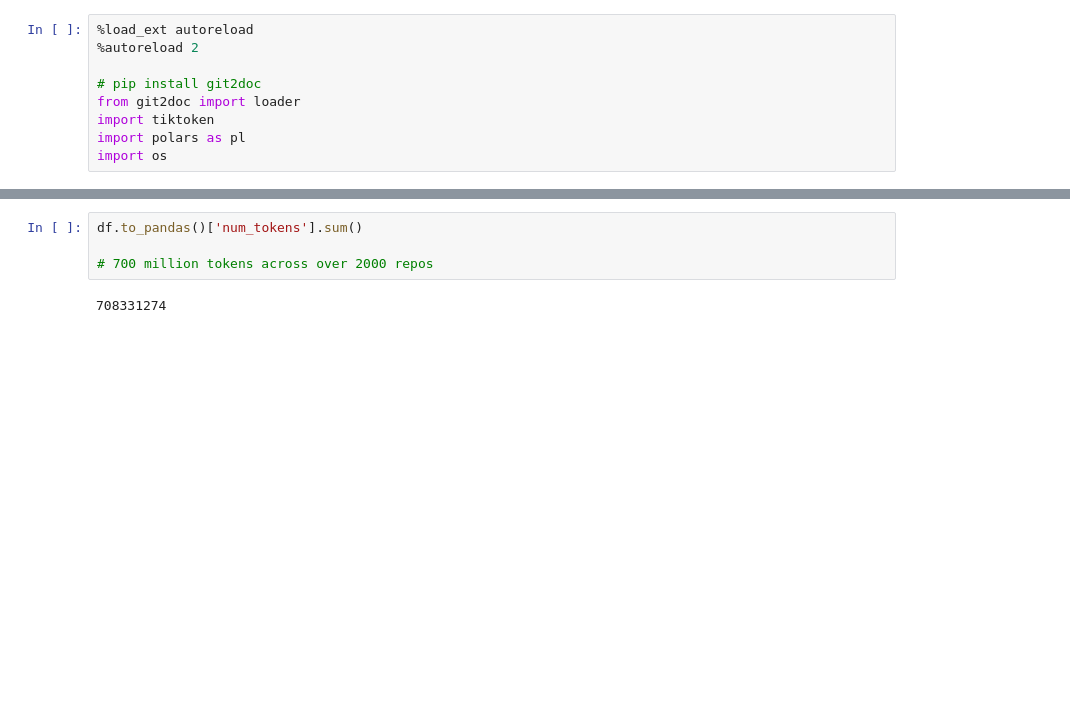
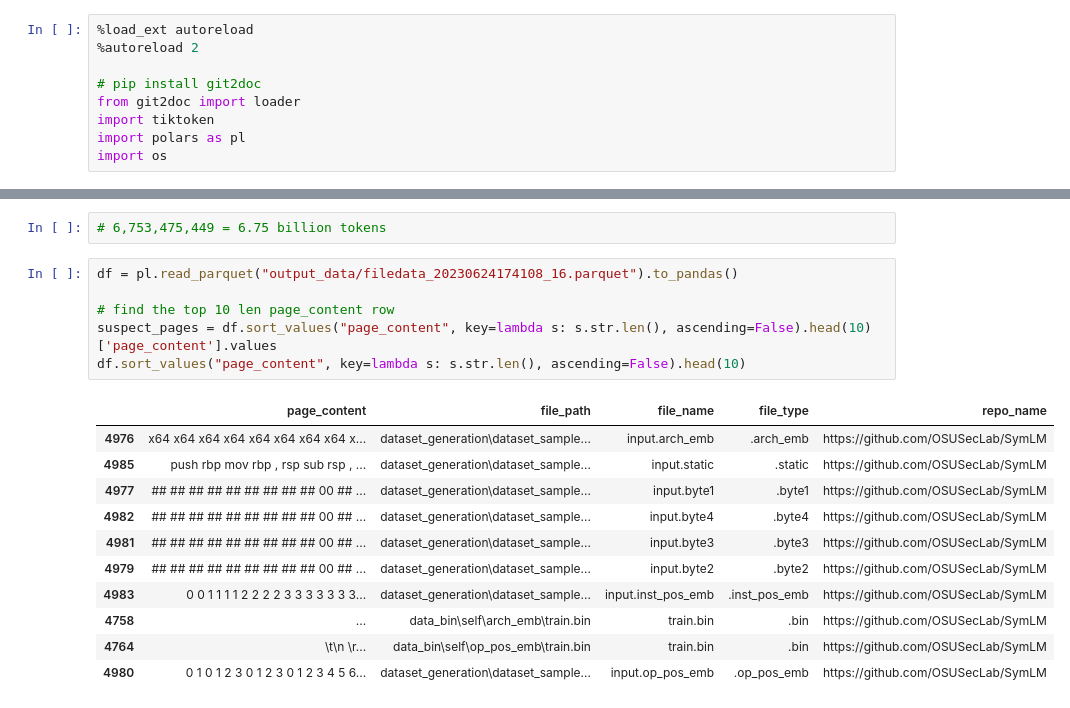
Before and after one commit to voynow/git-data-utils, a Jupyter notebook: example.ipynb, the cells around one changed output, grey strips where cells are left out. Drawn from its saved outputs; the diff is of its cells as text; blank space fills up the shorter version.

Commit message:
Collected 6.75 billion tokens last night :)

```diff
--- a/example.ipynb
+++ b/example.ipynb
@@ -92,6 +151,20 @@ df = pl.concat(count_dfs)
-# %%
-df.to_pandas()['num_tokens'].sum()
-
-# 700 million tokens across over 2000 repos
-# %% [output]
-708331274
+# %%
+# 6,753,475,449 = 6.75 billion tokens
+# %%
+df = pl.read_parquet("output_data/filedata_20230624174108_16.parquet").to_pandas()
+
+# find the top 10 len page_content row
+suspect_pages = df.sort_values("page_content", key=lambda s: s.str.len(), ascending=False).head(10)['page_content'].values
+df.sort_values("page_content", key=lambda s: s.str.len(), ascending=False).head(10)
+# %% [output]
+|  | page_content | file_path | file_name | file_type | repo_name |
+| 4976 | x64 x64 x64 x64 x64 x64 x64 x64 x... | dataset_generation\dataset_sample... | input.arch_emb | .arch_emb | https://github.com/OSUSecLab/SymLM |
+| 4985 | push rbp mov rbp , rsp sub rsp , ... | dataset_generation\dataset_sample... | input.static | .static | https://github.com/OSUSecLab/SymLM |
+| 4977 | ## ## ## ## ## ## ## ## ## 00 ## ... | dataset_generation\dataset_sample... | input.byte1 | .byte1 | https://github.com/OSUSecLab/SymLM |
+| 4982 | ## ## ## ## ## ## ## ## ## 00 ## ... | dataset_generation\dataset_sample... | input.byte4 | .byte4 | https://github.com/OSUSecLab/SymLM |
+| 4981 | ## ## ## ## ## ## ## ## ## 00 ## ... | dataset_generation\dataset_sample... | input.byte3 | .byte3 | https://github.com/OSUSecLab/SymLM |
+| 4979 | ## ## ## ## ## ## ## ## ## 00 ## ... | dataset_generation\dataset_sample... | input.byte2 | .byte2 | https://github.com/OSUSecLab/SymLM |
+| 4983 | 0 0 1 1 1 1 2 2 2 2 3 3 3 3 3 3 3... | dataset_generation\dataset_sample... | input.inst_pos_emb | .inst_pos_emb | https://github.com/OSUSecLab/SymLM |
+| 4758 | ... | data_bin\self\arch_emb\train.bin | train.bin | .bin | https://github.com/OSUSecLab/SymLM |
+| 4764 | \t\n  \r... | data_bin\self\op_pos_emb\train.bin | train.bin | .bin | https://github.com/OSUSecLab/SymLM |
+| 4980 | 0 1 0 1 2 3 0 1 2 3 0 1 2 3 4 5 6... | dataset_generation\dataset_sample... | input.op_pos_emb | .op_pos_emb | https://github.com/OSUSecLab/SymLM |
```
Also changed, not shown: parts of 5 cells of this notebook.
